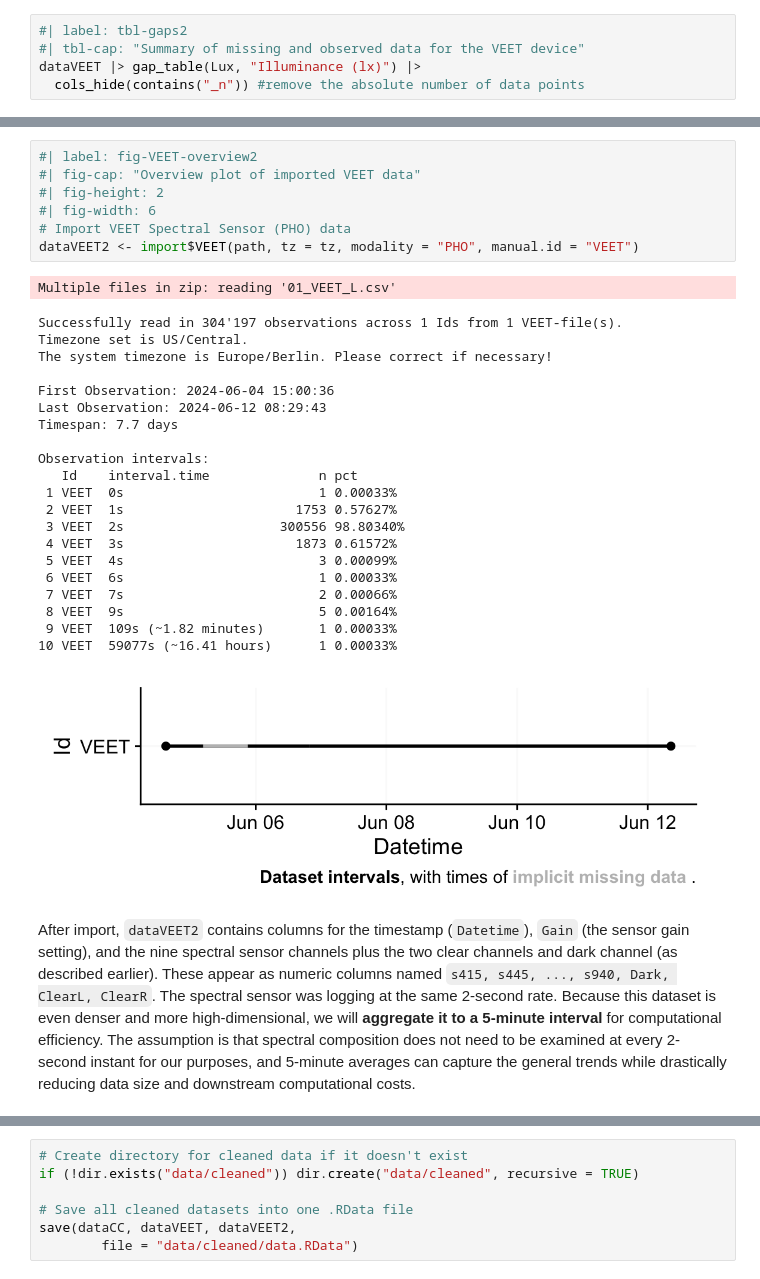
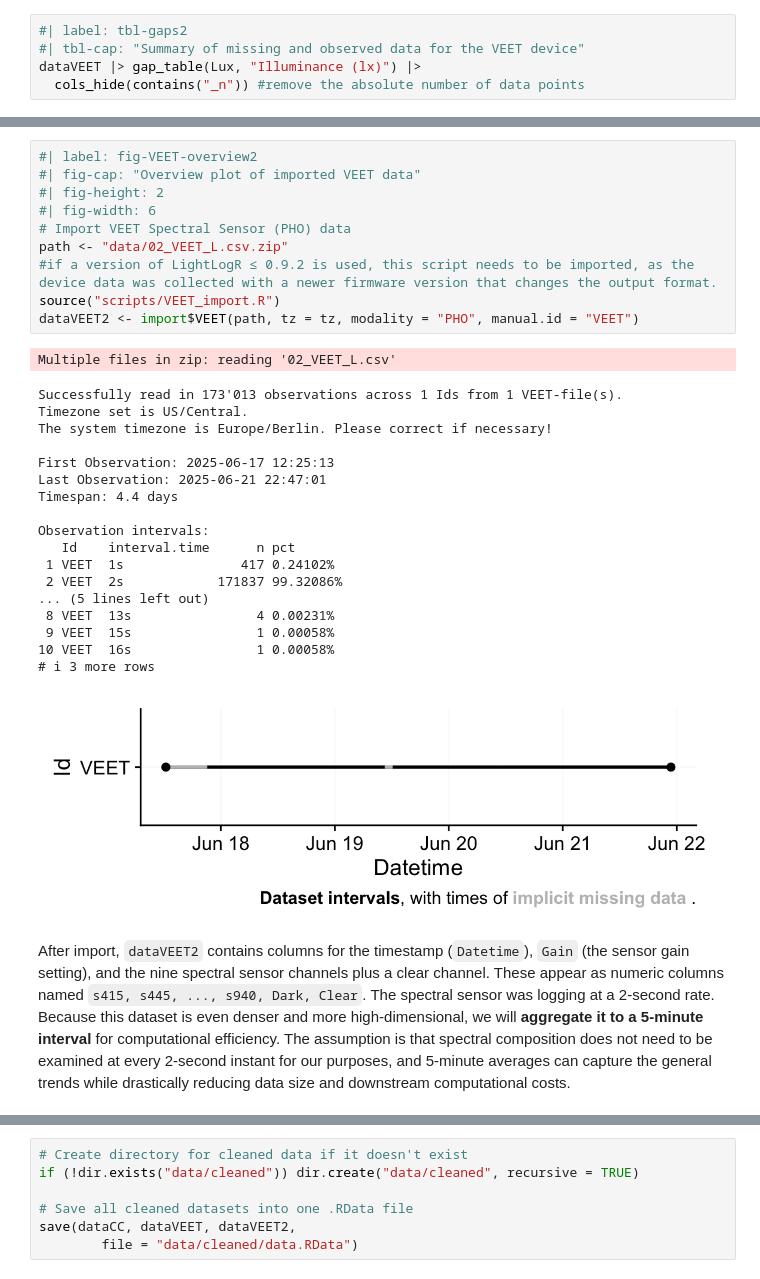
Before and after one commit to tscnlab/ZaunerEtAl_JVis_2025, a Jupyter notebook: _manuscript/supplement.embed.ipynb, the cells around one changed output, grey strips where cells are left out. Saved outputs shown, nothing was run; the diff lists cells and outputs as text.

Commit message:
Update to VEET calibration matrix, new data file for spectrum, and adjustments of the scripts to include the new file

```diff
--- a/_manuscript/supplement.embed.ipynb
+++ b/_manuscript/supplement.embed.ipynb
@@ -270,35 +272,35 @@ First, we import the spectral modality from the same `VEET` file. (The data were
 # %%
 #| label: fig-VEET-overview2
 #| fig-cap: "Overview plot of imported VEET data"
 #| fig-height: 2
 #| fig-width: 6
 # Import VEET Spectral Sensor (PHO) data
+path <- "data/02_VEET_L.csv.zip"
+#if a version of LightLogR ≤ 0.9.2 is used, this script needs to be imported, as the device data was collected with a newer firmware version that changes the output format.
+source("scripts/VEET_import.R")
 dataVEET2 <- import$VEET(path, tz = tz, modality = "PHO", manual.id = "VEET")
 # %% [output]
-Multiple files in zip: reading '01_VEET_L.csv'
+Multiple files in zip: reading '02_VEET_L.csv'
-Successfully read in 304'197 observations across 1 Ids from 1 VEET-file(s).
+Successfully read in 173'013 observations across 1 Ids from 1 VEET-file(s).
 Timezone set is US/Central.
 The system timezone is Europe/Berlin. Please correct if necessary!
 
-First Observation: 2024-06-04 15:00:36
-Last Observation: 2024-06-12 08:29:43
-Timespan: 7.7 days
+First Observation: 2025-06-17 12:25:13
+Last Observation: 2025-06-21 22:47:01
+Timespan: 4.4 days
 
 Observation intervals:
-   Id    interval.time              n pct
- 1 VEET  0s                         1 0.00033%
- 2 VEET  1s                      1753 0.57627%
- 3 VEET  2s                    300556 98.80340%
- 4 VEET  3s                      1873 0.61572%
- 5 VEET  4s                         3 0.00099%
- 6 VEET  6s                         1 0.00033%
- 7 VEET  7s                         2 0.00066%
- 8 VEET  9s                         5 0.00164%
- 9 VEET  109s (~1.82 minutes)       1 0.00033%
-10 VEET  59077s (~16.41 hours)      1 0.00033%
+   Id    interval.time      n pct
+ 1 VEET  1s               417 0.24102%
+ 2 VEET  2s            171837 99.32086%
+... (5 lines left out)
+ 8 VEET  13s                4 0.00231%
+ 9 VEET  15s                1 0.00058%
+10 VEET  16s                1 0.00058%
+# ℹ 3 more rows
-[figure, old version]
+[figure, new version]
 # %% [markdown]
-After import, `dataVEET2` contains columns for the timestamp (`Datetime`), `Gain` (the sensor gain setting), and the nine spectral sensor channels plus the two clear channels and dark channel (as described earlier). These appear as numeric columns named `s415, s445, ..., s940, Dark, ClearL, ClearR`. The spectral sensor was logging at the same 2-second rate. Because this dataset is even denser and more high-dimensional, we will **aggregate it to a 5-minute interval** for computational efficiency. The assumption is that spectral composition does not need to be examined at every 2-second instant for our purposes, and 5-minute averages can capture the general trends while drastically reducing data size and downstream computational costs.
+After import, `dataVEET2` contains columns for the timestamp (`Datetime`), `Gain` (the sensor gain setting), and the nine spectral sensor channels plus a clear channel. These appear as numeric columns named `s415, s445, ..., s940, Dark, Clear`. The spectral sensor was logging at a 2-second rate. Because this dataset is even denser and more high-dimensional, we will **aggregate it to a 5-minute interval** for computational efficiency. The assumption is that spectral composition does not need to be examined at every 2-second instant for our purposes, and 5-minute averages can capture the general trends while drastically reducing data size and downstream computational costs.
 # %%
 # Aggregate spectral data to 5-minute intervals and mark gaps
 dataVEET2 <- dataVEET2 |>
```
Also changed, not shown: parts of 18 cells of this notebook, 25 other files.
